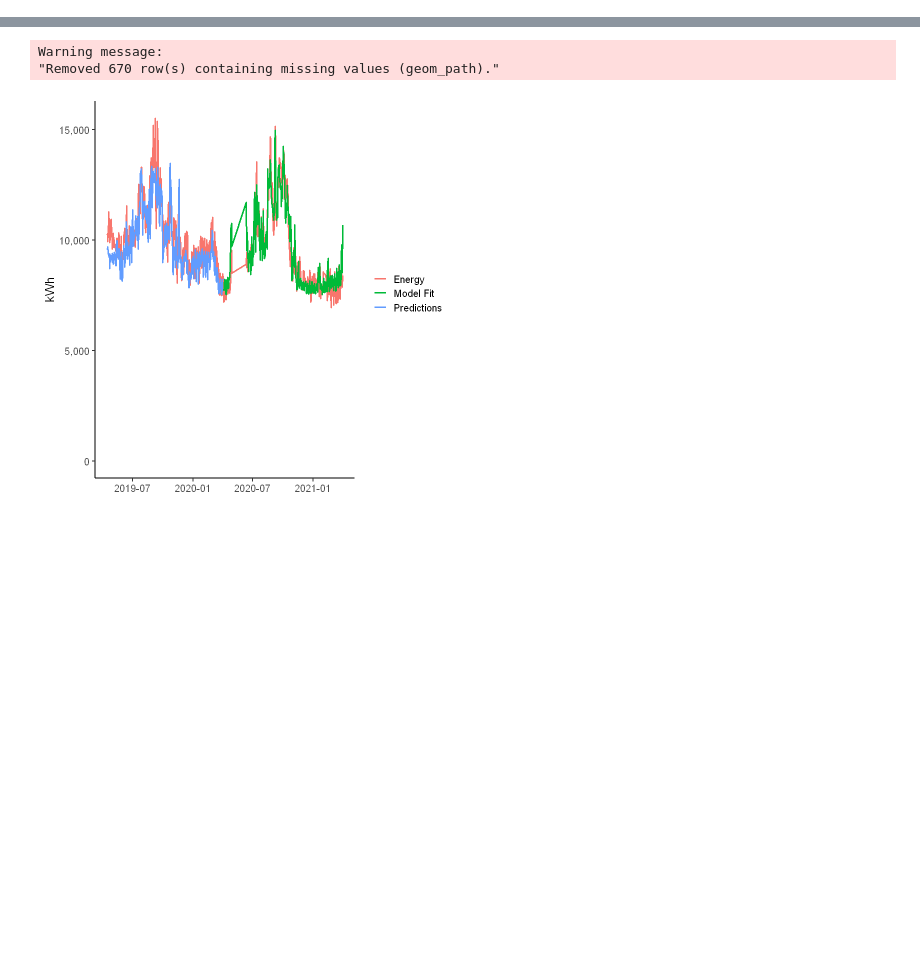
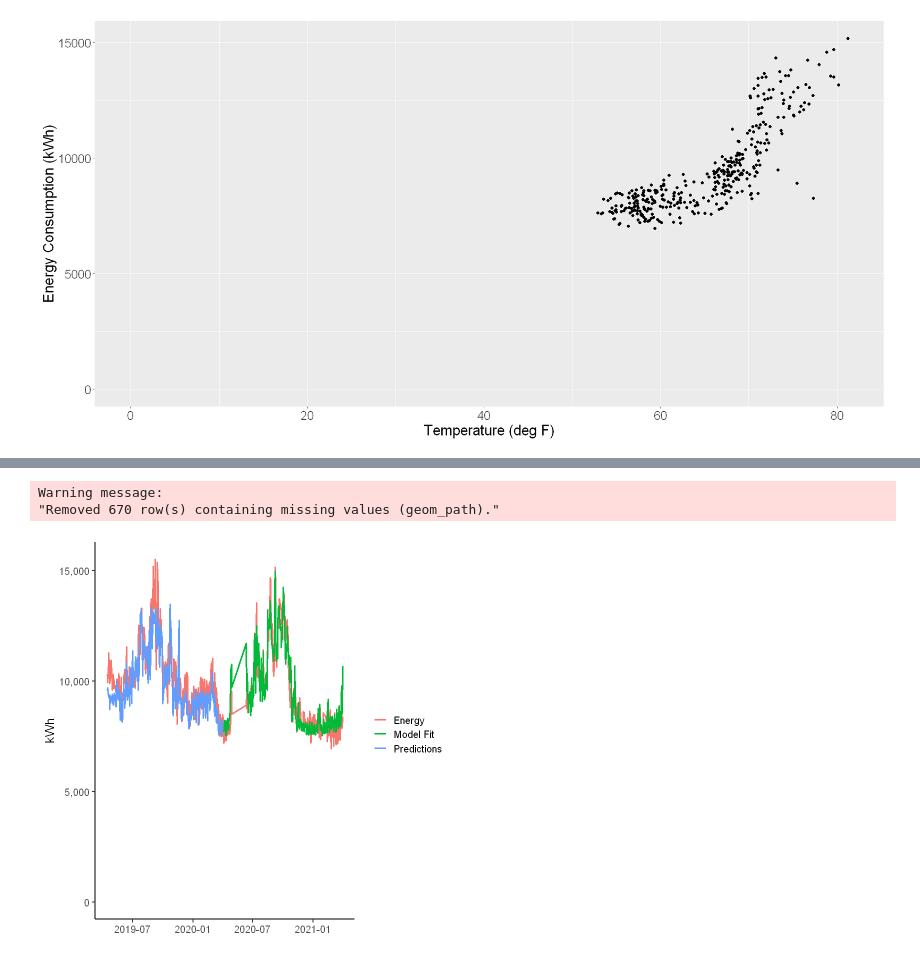
Before and after one commit to MeeraSharma/my-first-binder, a Jupyter notebook: Out-of-Sample Testing Code.ipynb, the cells around one changed output, grey strips where cells are left out. Saved outputs shown, nothing was run; the diff lists cells and outputs as text; code cells hidden in the pictures; blank space fills up the shorter version.

```diff
--- a/Out-of-Sample Testing Code.ipynb
+++ b/Out-of-Sample Testing Code.ipynb
@@ -168,0 +44,16 @@ baseline_model <- nmecr::model_with_TOWT(baseline_df, model_input_options = nmec
+# %%
+energy_temp_df <- nmecr::create_dataframe(eload_data, temp_data, start_date = "2020-03-31",
+                                          end_date = "2021-04-01",
+                                          convert_to_data_interval = "Daily")
+# %%
+options(repr.plot.width=16, repr.plot.height=8)
+
+energy_temp_df[complete.cases(energy_temp_df), ] %>%
+    ggplot2::ggplot(aes(x = temp, y = eload)) +
+    geom_point() +
+    scale_x_continuous(limits = c(0, NA)) +
+    scale_y_continuous(limits = c(0, NA)) +
+    theme(text = element_text(size = 20)) +
+    labs(x = "Temperature (deg F)", y = "Energy Consumption (kWh)")
+# %% [output]
+[figure, added]
```
Also changed, not shown: parts of 40 cells of this notebook, 6 other files.
